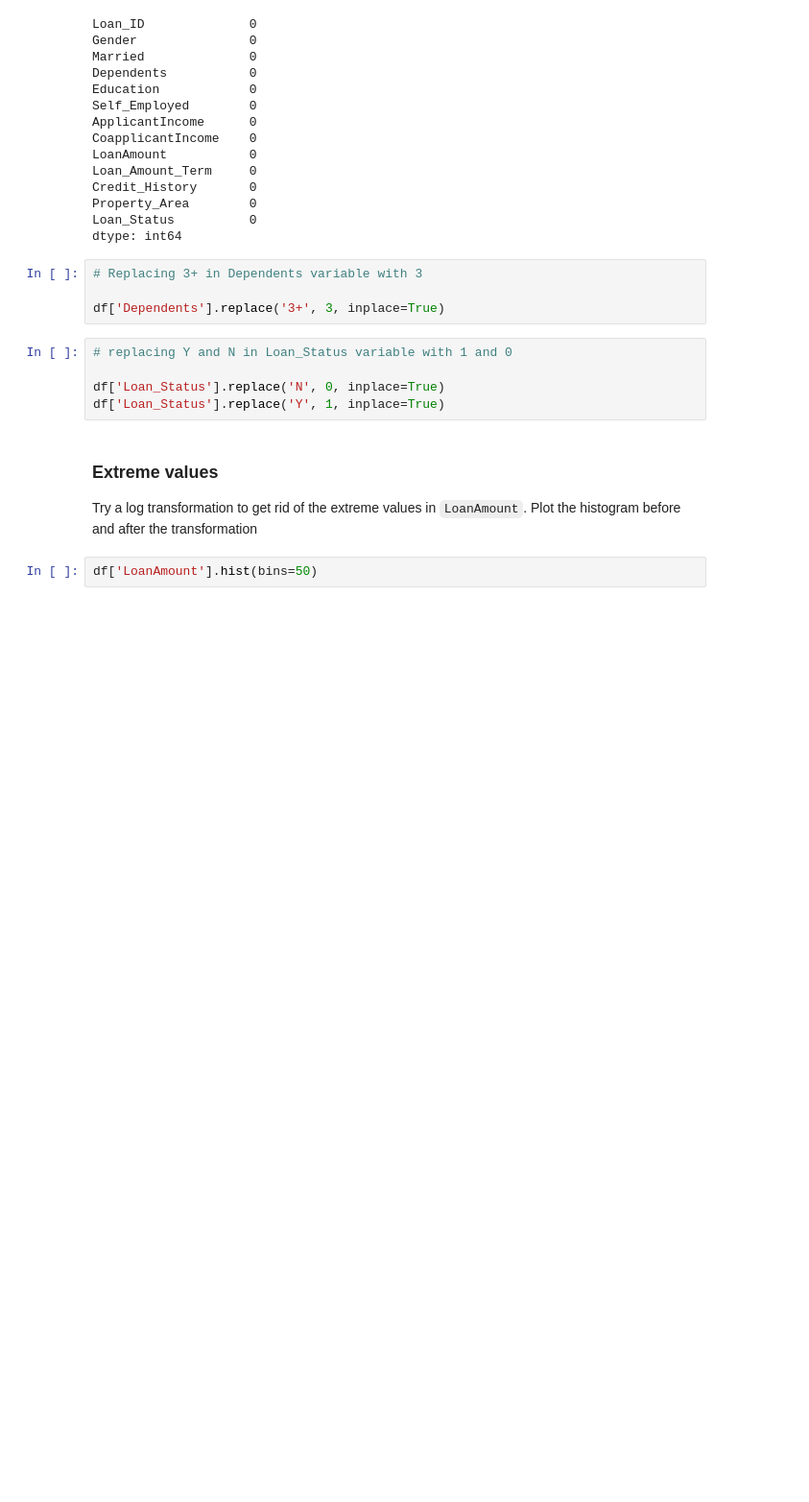
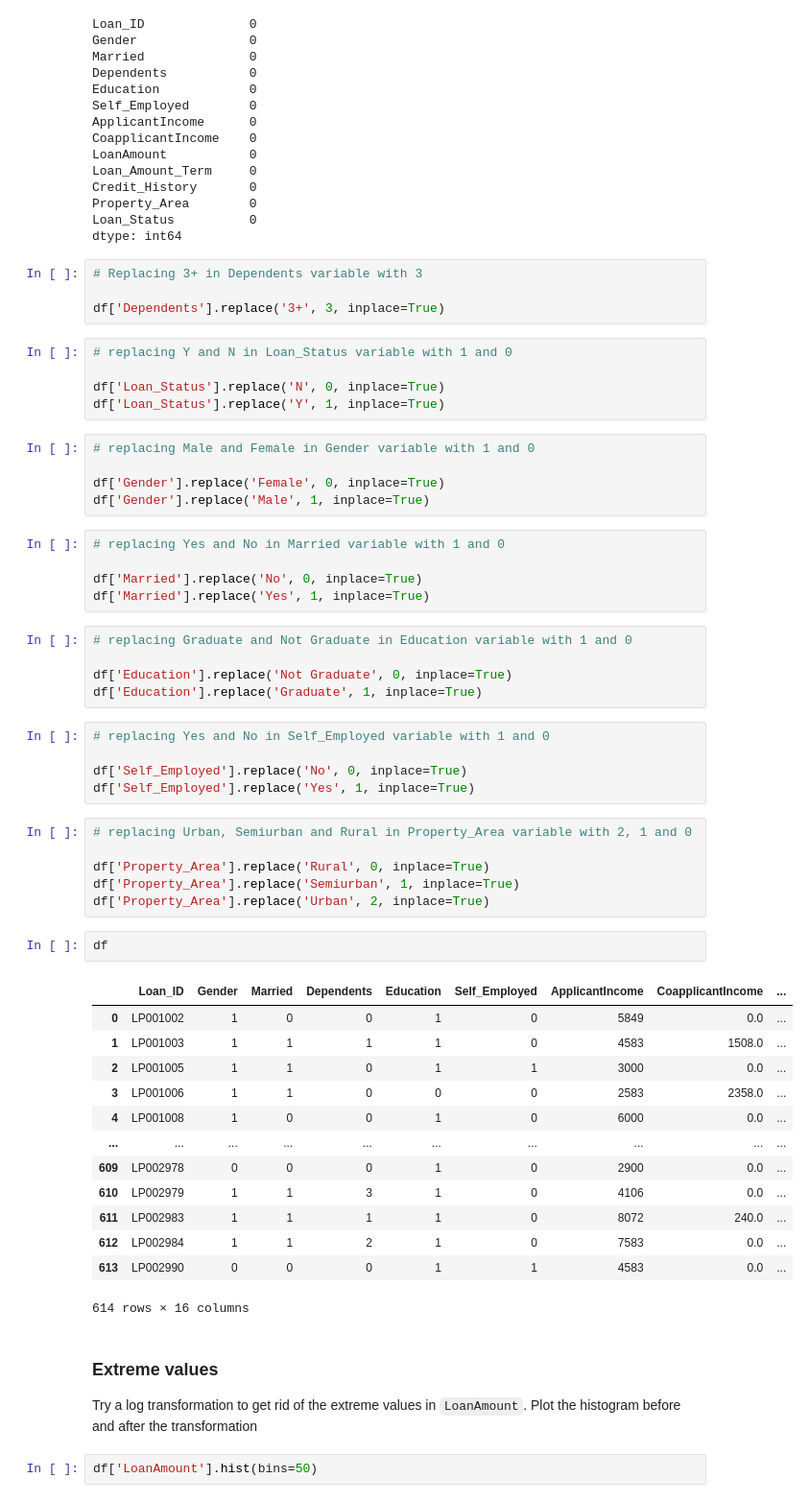
Before and after one commit to dimitrisalavaci/Deployment, a Jupyter notebook: notebooks/instructions.ipynb, the cells around one changed output. Shown: that part at 96% size. Cells and saved outputs as stored; diff of their text form; blank space fills up the shorter version.

```diff
--- a/notebooks/instructions.ipynb
+++ b/notebooks/instructions.ipynb
@@ -394,6 +394,48 @@ df['Dependents'].replace('3+', 3, inplace=True)
 
 df['Loan_Status'].replace('N', 0, inplace=True)
 df['Loan_Status'].replace('Y', 1, inplace=True)
+# %%
+# replacing Male and Female in Gender variable with 1 and 0
+
+df['Gender'].replace('Female', 0, inplace=True)
+df['Gender'].replace('Male', 1, inplace=True)
+# %%
+# replacing Yes and No in Married variable with 1 and 0
+
+df['Married'].replace('No', 0, inplace=True)
+df['Married'].replace('Yes', 1, inplace=True)
+# %%
+# replacing Graduate and Not Graduate in Education variable with 1 and 0
+
+df['Education'].replace('Not Graduate', 0, inplace=True)
+df['Education'].replace('Graduate', 1, inplace=True)
+# %%
+# replacing Yes and No in Self_Employed variable with 1 and 0
+
+df['Self_Employed'].replace('No', 0, inplace=True)
+df['Self_Employed'].replace('Yes', 1, inplace=True)
+# %%
+# replacing Urban, Semiurban and Rural in Property_Area variable with 2, 1 and 0
+
+df['Property_Area'].replace('Rural', 0, inplace=True)
+df['Property_Area'].replace('Semiurban', 1, inplace=True)
+df['Property_Area'].replace('Urban', 2, inplace=True)
+# %%
+df
+# %% [output]
+|  | Loan_ID | Gender | Married | Dependents | Education | Self_Employed | ApplicantIncome | CoapplicantIncome | ... |
+| 0 | LP001002 | 1 | 0 | 0 | 1 | 0 | 5849 | 0.0 | ... |
+| 1 | LP001003 | 1 | 1 | 1 | 1 | 0 | 4583 | 1508.0 | ... |
+| 2 | LP001005 | 1 | 1 | 0 | 1 | 1 | 3000 | 0.0 | ... |
+| 3 | LP001006 | 1 | 1 | 0 | 0 | 0 | 2583 | 2358.0 | ... |
+| 4 | LP001008 | 1 | 0 | 0 | 1 | 0 | 6000 | 0.0 | ... |
+| ... | ... | ... | ... | ... | ... | ... | ... | ... | ... |
+| 609 | LP002978 | 0 | 0 | 0 | 1 | 0 | 2900 | 0.0 | ... |
+| 610 | LP002979 | 1 | 1 | 3 | 1 | 0 | 4106 | 0.0 | ... |
+| 611 | LP002983 | 1 | 1 | 1 | 1 | 0 | 8072 | 240.0 | ... |
+| 612 | LP002984 | 1 | 1 | 2 | 1 | 0 | 7583 | 0.0 | ... |
+| 613 | LP002990 | 0 | 0 | 0 | 1 | 1 | 4583 | 0.0 | ... |
+614 rows × 16 columns
 # %% [markdown]
 ### Extreme values
 Try a log transformation to get rid of the extreme values in `LoanAmount`. Plot the histogram before and after the transformation
```
Also changed, not shown: parts of 3 cells of this notebook.
